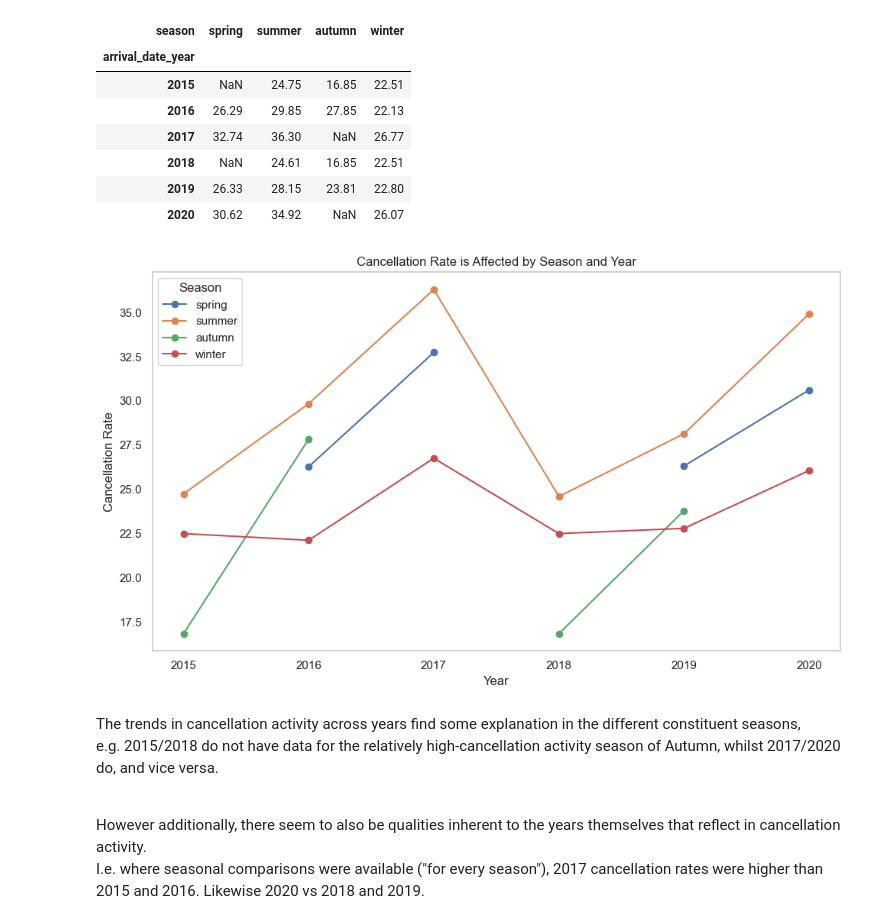
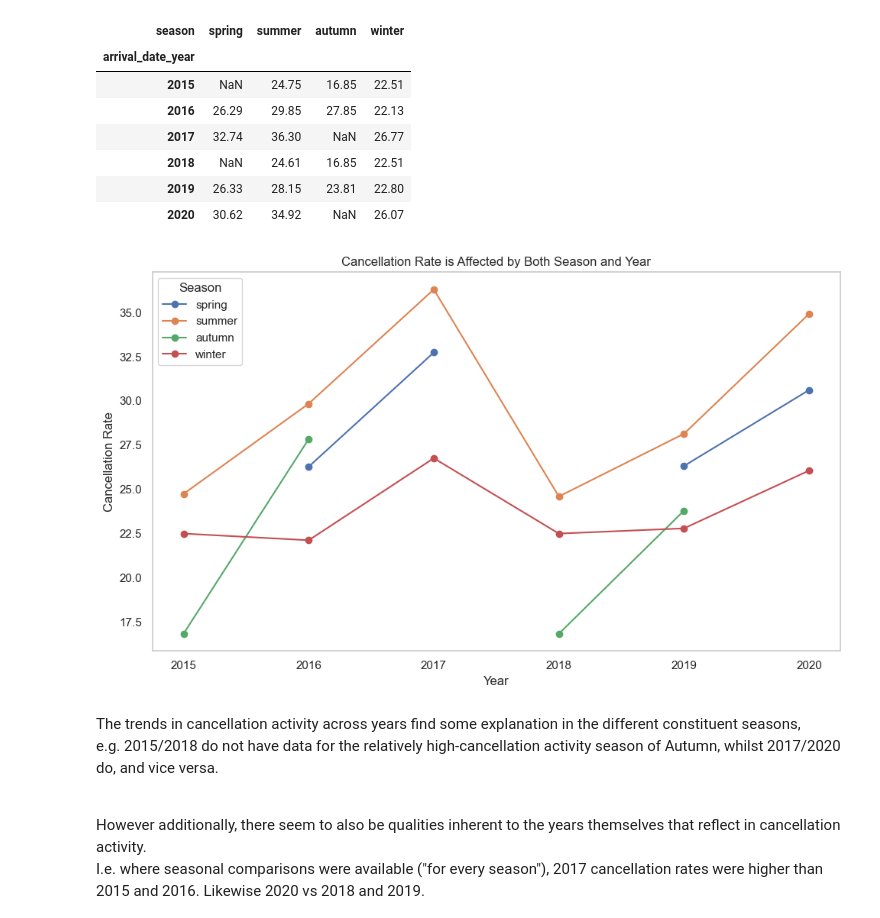
Before and after one commit to dngsus/data_analysis, a Jupyter notebook: 01 Hotel Bookings/01 Hotel v01.ipynb, the cells around one changed output. Saved outputs shown, nothing was run; the diff lists cells and outputs as text; code cells hidden in the pictures.

```diff
--- a/01 Hotel Bookings/01 Hotel v01.ipynb
+++ b/01 Hotel Bookings/01 Hotel v01.ipynb
@@ -1028,12 +873,12 @@ Reminder:
     2015, 2018: partial summer, full autumn, partial winter; 2016, 2019: all seasons; 2017, 2020: partial winter, full spring, partial summer<br>
 Note how these respective year pairs resemble each other in relative within-group cancellation performance, hinting heavily at a seasonal effect.
 # %%
-df_seasonal_cancellations = df_main.groupby("season").size().reset_index().rename(columns = {0 : "bookings"})
+# df_seasonal_cancellations = df_main.groupby("season").size().reset_index().rename(columns = {0 : "bookings"})
 
-df_seasonal_cancellations2 = df_main[["season", "is_canceled"]].groupby("season")["is_canceled"].sum().reset_index().rename(columns = {"is_canceled" : "cancellations"})
+# df_seasonal_cancellations2 = df_main[["season", "is_canceled"]].groupby("season")["is_canceled"].sum().reset_index().rename(columns = {"is_canceled" : "cancellations"})
 
-df_seasonal_cancellations = df_seasonal_cancellations.merge(df_seasonal_cancellations2, on = "season")
+# df_seasonal_cancellations = df_seasonal_cancellations.merge(df_seasonal_cancellations2, on = "season")
 
-df_seasonal_cancellations["cancellation_rate"] = df_seasonal_cancellations["cancellations"] / df_seasonal_cancellations["bookings"]
-df_seasonal_cancellations_basic = df_seasonal_cancellations[["season", "cancellation_rate", "bookings", "cancellations"]]
-df_seasonal_cancellations_basic
+# df_seasonal_cancellations["cancellation_rate"] = df_seasonal_cancellations["cancellations"] / df_seasonal_cancellations["bookings"]
+# df_seasonal_cancellations_basic = df_seasonal_cancellations[["season", "cancellation_rate", "bookings", "cancellations"]]
+# df_seasonal_cancellations_basic
@@ -1051,15 +890,15 @@ The above suggests seasonal explanations for the above year vs year observations
 That said, could ultimately still be a year-effect,<br>
 e.g. being inherently high in cancellation rate, the fact that 2017 has data for Spring, but the inherently low year 2015 doesn't, means Spring's rate is high. Not due to natural qualities of Spring itself.
 # %%
-df_seasonal_cancellations = df_main.groupby(["arrival_date_year", "season"]).size().reset_index().rename(columns = {0 : "bookings"})
+# df_seasonal_cancellations = df_main.groupby(["arrival_date_year", "season"]).size().reset_index().rename(columns = {0 : "bookings"})
 
-df_seasonal_cancellations2 = df_main[["arrival_date_year", "season", "is_canceled"]].groupby(["arrival_date_year", "season"])["is_canceled"].sum().reset_index().rename(columns = {"is_canceled" : "cancellations"})
+# df_seasonal_cancellations2 = df_main[["arrival_date_year", "season", "is_canceled"]].groupby(["arrival_date_year", "season"])["is_canceled"].sum().reset_index().rename(columns = {"is_canceled" : "cancellations"})
 
-df_seasonal_cancellations = df_seasonal_cancellations.merge(df_seasonal_cancellations2, on = ["arrival_date_year", "season"])
+# df_seasonal_cancellations = df_seasonal_cancellations.merge(df_seasonal_cancellations2, on = ["arrival_date_year", "season"])
 
-df_seasonal_cancellations["cancellation_rate"] = df_seasonal_cancellations["cancellations"] / df_seasonal_cancellations["bookings"]
-df_seasonal_cancellations = df_seasonal_cancellations[["arrival_date_year", "season", "cancellation_rate", "bookings", "cancellations"]]
-df_seasonal_cancellations = df_seasonal_cancellations.sort_values(by = ["arrival_date_year", "season"])
-df_seasonal_cancellations_pvt = df_seasonal_cancellations[["arrival_date_year", "season", "cancellation_rate"]]
-df_seasonal_cancellations_pvt = df_seasonal_cancellations_pvt.pivot(index = "arrival_date_year", columns = "season", values = "cancellation_rate")
-df_seasonal_cancellations_pvt
+# df_seasonal_cancellations["cancellation_rate"] = df_seasonal_cancellations["cancellations"] / df_seasonal_cancellations["bookings"]
+# df_seasonal_cancellations = df_seasonal_cancellations[["arrival_date_year", "season", "cancellation_rate", "bookings", "cancellations"]]
+# df_seasonal_cancellations = df_seasonal_cancellations.sort_values(by = ["arrival_date_year", "season"])
+# df_seasonal_cancellations_pvt = df_seasonal_cancellations[["arrival_date_year", "season", "cancellation_rate"]]
+# df_seasonal_cancellations_pvt = df_seasonal_cancellations_pvt.pivot(index = "arrival_date_year", columns = "season", values = "cancellation_rate")
+# df_seasonal_cancellations_pvt
@@ -1118,17 +948,17 @@ df_seasonal_cancellations_chart
 # %%
 fig, ax = plt.subplots(figsize=(10, 6))
 df_seasonal_cancellations_chart.plot(marker='o', ax=ax)
 
-ax.set_title("Cancellation Rate is Affected by Season and Year")
+ax.set_title("Cancellation Rate is Affected by Both Season and Year")
 ax.set_xlabel("Year")
 ax.set_ylabel("Cancellation Rate")
 ax.legend(title='Season')
 ax.grid(False)
 
 plt.tight_layout()
 plt.show()
 # %% [output]
-[figure, old version]
+[figure, new version]
 # %%
 # ax = df_seasonal_cancellations_chart.plot(kind='bar', figsize=(10, 6), width=0.75, colormap='Paired')
 
```
Also changed, not shown: parts of 58 cells of this notebook.
